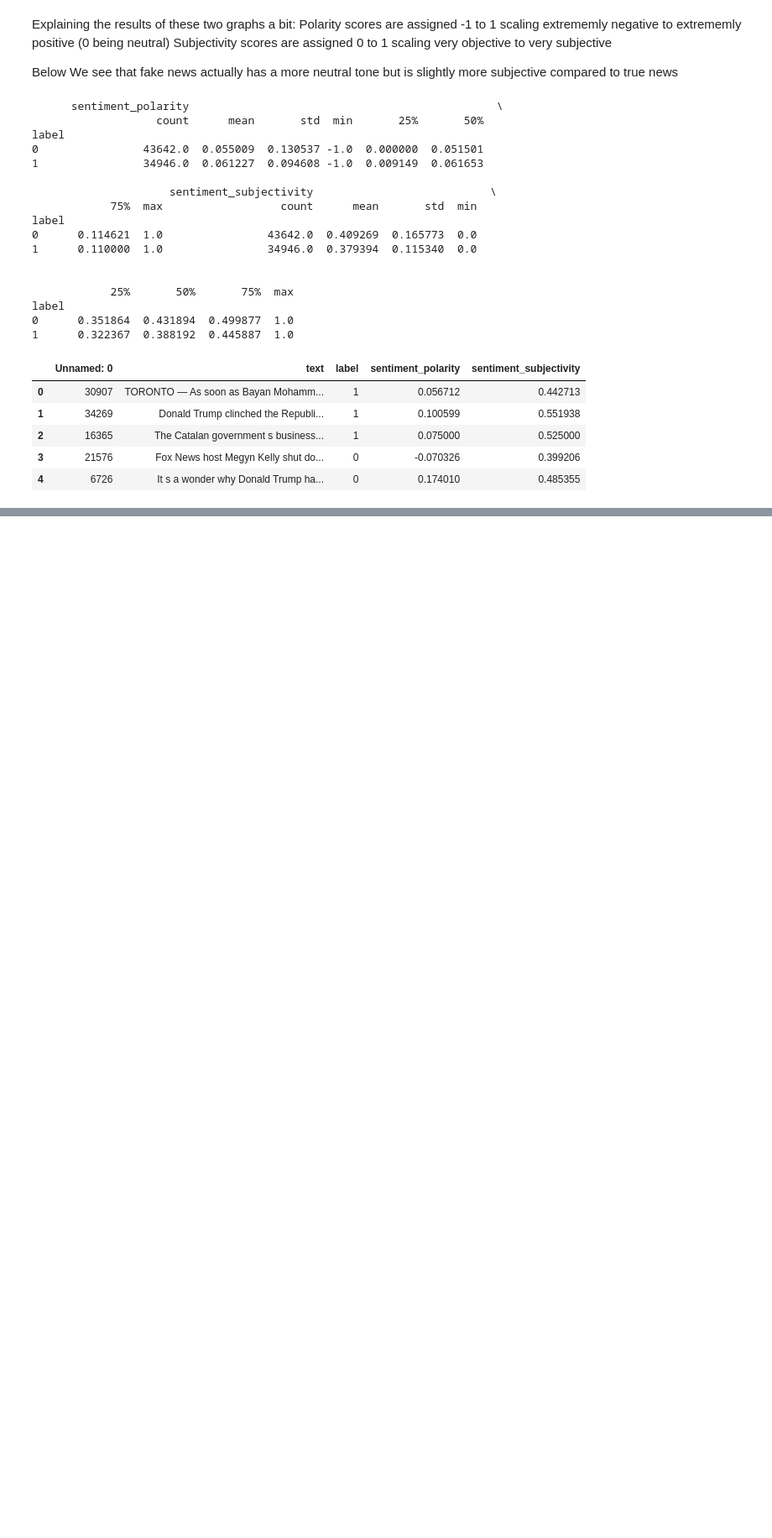
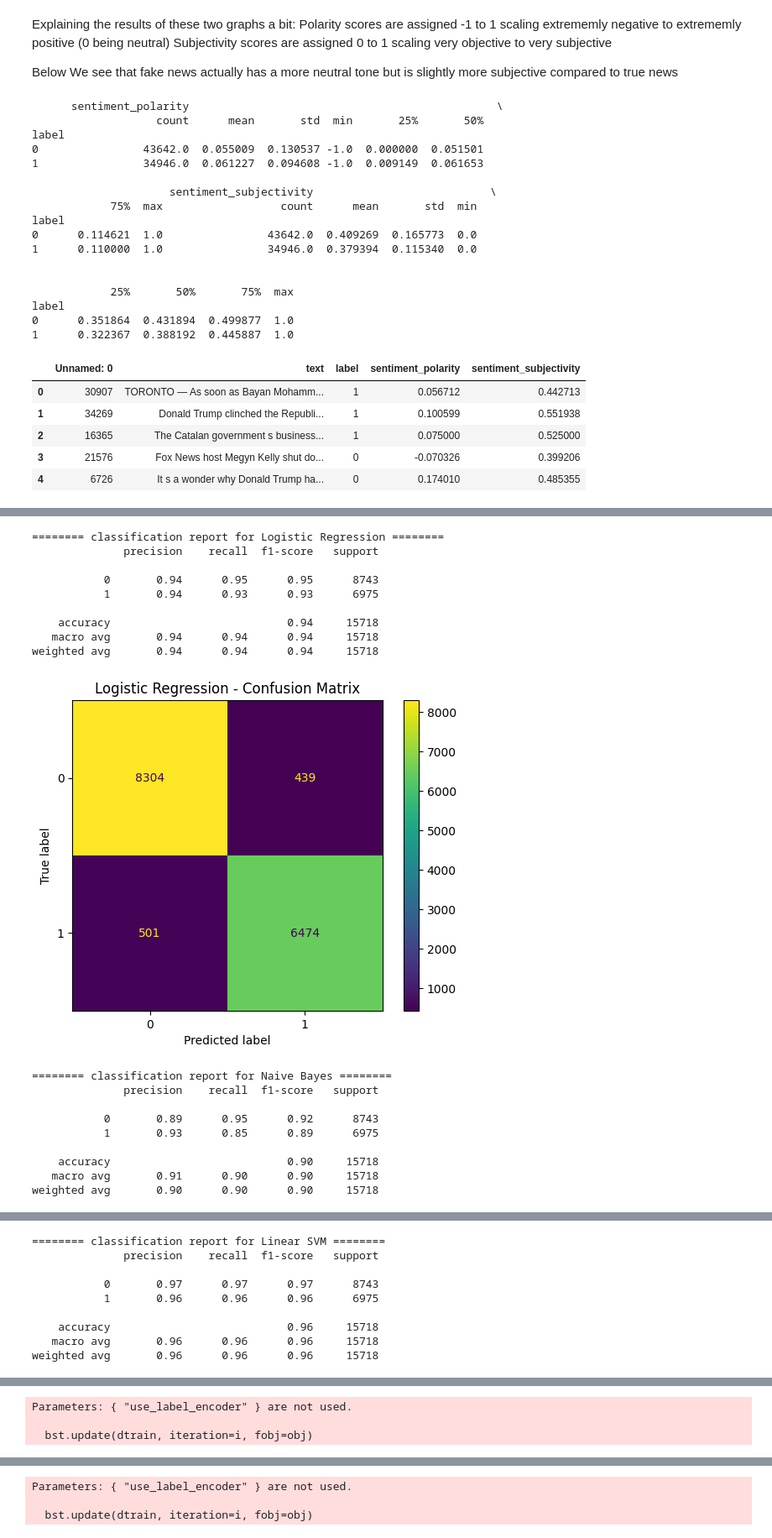
Before and after one commit to vrindapandey/newsDetection, a Jupyter notebook: newsScanner.ipynb, the cells around one changed output, grey strips where cells are left out. Shown: that part at 84% size. Cells and saved outputs as stored; diff of their text form; code cells hidden in the pictures; blank space fills up the shorter version.

Commit message:
added different models for bin class + a little of HF transformer

```diff
--- a/newsScanner.ipynb
+++ b/newsScanner.ipynb
@@ -394,0 +456,50 @@ all_news.head()
+# %%
+roc_data = {}
+
+for name, model in models.items():
+    model.fit(X_train, y_train)
+    y_pred = model.predict(X_test)
+
+    print(f"======== classification report for {name} ========")
+    print(classification_report(y_test, y_pred))
+
+    ConfusionMatrixDisplay.from_predictions(y_test, y_pred)
+    plt.title(f"{name} - Confusion Matrix")
+    plt.show()
+
+    if isinstance(model, Pipeline):
+        clf = model.named_steps['clf']
+    else:
+        clf = model
+
+    # ROC/AUC compatible methods
+    if hasattr(clf, "predict_proba"):
+        y_prob = model.predict_proba(X_test)[:, 1]
+    elif hasattr(clf, "decision_function"):
+        y_prob = model.decision_function(X_test)
+    else:
+        continue
+
+    fpr, tpr, _ = roc_curve(y_test, y_prob)
+    auc_score = roc_auc_score(y_test, y_prob)
+    roc_data[name] = (fpr, tpr, auc_score)
+# %% [output]
+======== classification report for Logistic Regression ========
+              precision    recall  f1-score   support
+
+           0       0.94      0.95      0.95      8743
+           1       0.94      0.93      0.93      6975
+
+    accuracy                           0.94     15718
+   macro avg       0.94      0.94      0.94     15718
+weighted avg       0.94      0.94      0.94     15718
+[figure, added]
+======== classification report for Naive Bayes ========
+              precision    recall  f1-score   support
+
+           0       0.89      0.95      0.92      8743
+           1       0.93      0.85      0.89      6975
+
+    accuracy                           0.90     15718
+   macro avg       0.91      0.90      0.90     15718
+weighted avg       0.90      0.90      0.90     15718
@@ -394,0 +507,9 @@ all_news.head()
+======== classification report for Linear SVM ========
+              precision    recall  f1-score   support
+
+           0       0.97      0.97      0.97      8743
+           1       0.96      0.96      0.96      6975
+
+    accuracy                           0.96     15718
+   macro avg       0.96      0.96      0.96     15718
+weighted avg       0.96      0.96      0.96     15718
@@ -394,0 +517,3 @@ all_news.head()
+Parameters: { "use_label_encoder" } are not used.
+
+  bst.update(dtrain, iteration=i, fobj=obj)
@@ -394,0 +530,3 @@ all_news.head()
+Parameters: { "use_label_encoder" } are not used.
+
+  bst.update(dtrain, iteration=i, fobj=obj)
```
Also changed, not shown: parts of 27 cells of this notebook.
